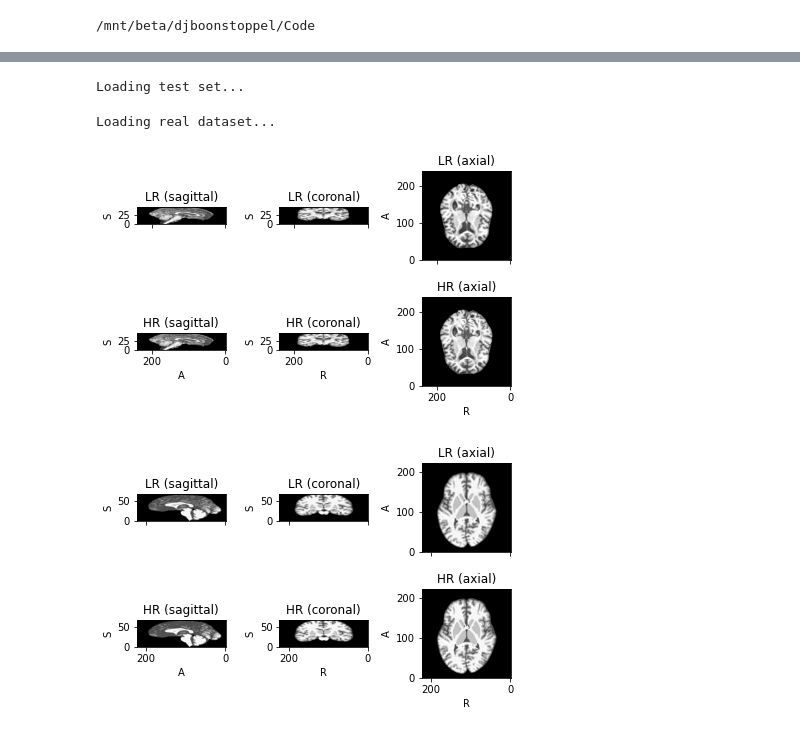
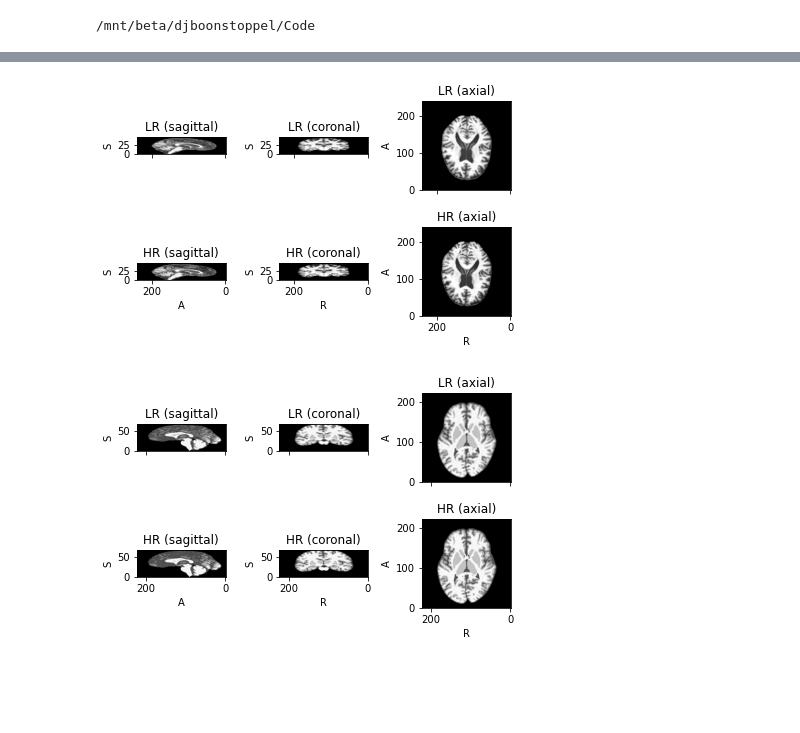
Before and after one commit to rienboonstoppel/SRGan, a Jupyter notebook: predict.ipynb, the cells around one changed output, grey strips where cells are left out. Saved outputs shown, nothing was run; the diff lists cells and outputs as text; code cells hidden in the pictures; blank space fills up the shorter version.

```diff
--- a/predict.ipynb
+++ b/predict.ipynb
@@ -57,31 +38,12 @@ Estimated Total Size (MB): 2566.29
-# %%
-test_subjects = data_split('test', patients_frac=1)
-
-test_set = tio.SubjectsDataset(
-    test_subjects, transform=Normalize(std=std))
-# %% [output]
-Loading test set...
-# %%
-real_subjects = real_data()
-
-transform = tio.Compose([
-    Normalize(std=std),
-    # tio.CropOrPad((224,224,45))
-])
-
-real_set = tio.SubjectsDataset(
-    real_subjects, transform=transform)
-# %% [output]
-Loading real dataset...
 # %%
-img_real = ImagePair(number=7, simulated=False, select_slices=48)
+img_real = ImagePair(number=1, simulated=False, select_slices=48)
 real_subject = [img_real.subject()]
 real_set = tio.SubjectsDataset(
     real_subject, transform=Normalize(std=std))
 
 real_set[0].plot()
 # %% [output]
-[figure, old version]
+[figure, new version]
 # %%
 img_sim = ImagePair(number=100206, simulated=True, select_slices=70)
 sim_subject = [img_sim.subject()]
```
Also changed, not shown: parts of 20 cells of this notebook, 22 other files.
